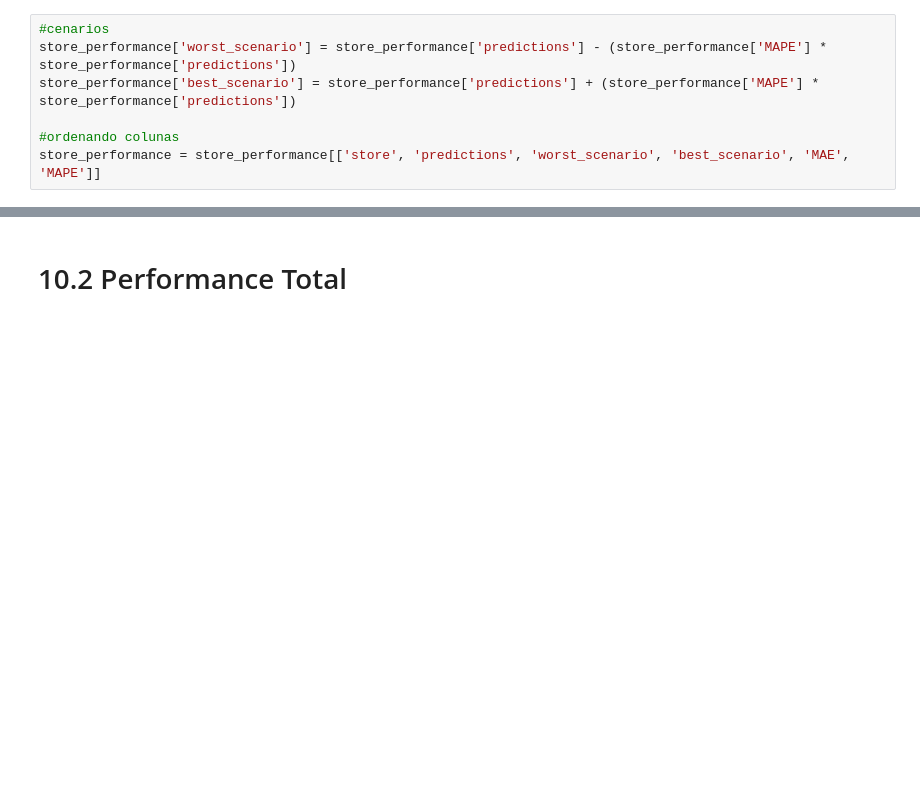
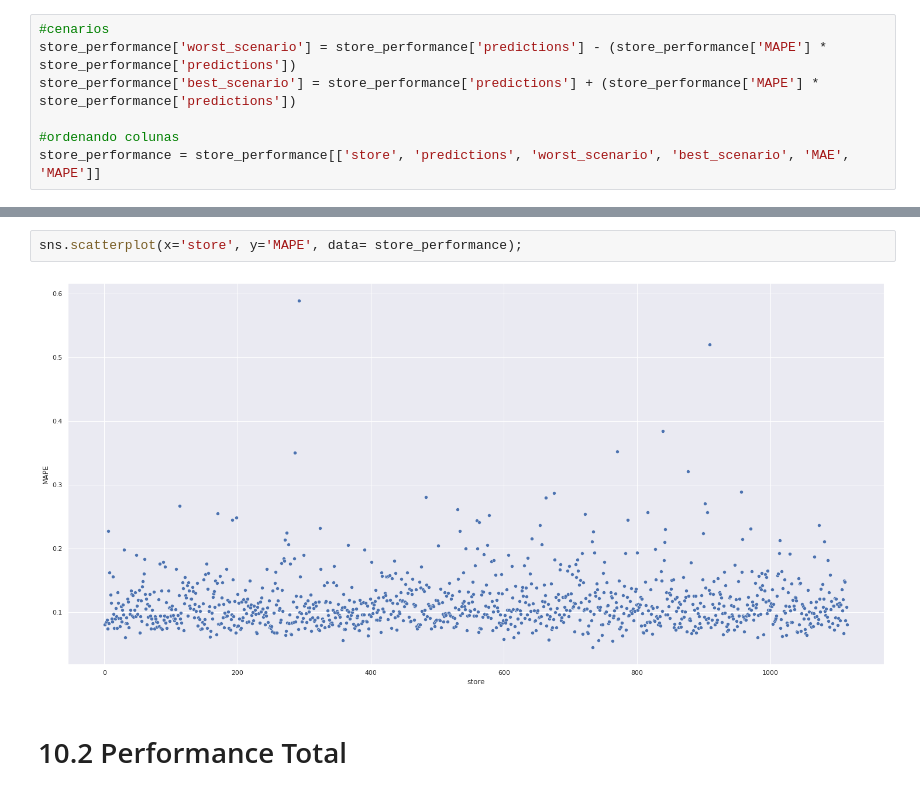
Before and after one commit to giovaneMiranda/rossmann_predicao_vendas, a Jupyter notebook: notebook/1.0-exploracao-dados-inicial.ipynb, the cells around one changed output, grey strips where cells are left out. Saved outputs shown, nothing was run; the diff lists cells and outputs as text; blank space fills up the shorter version.

```diff
--- a/notebook/1.0-exploracao-dados-inicial.ipynb
+++ b/notebook/1.0-exploracao-dados-inicial.ipynb
@@ -1433,3 +1433,7 @@ store_performance
 1115 rows × 6 columns
+# %%
+sns.scatterplot(x='store', y='MAPE', data= store_performance);
+# %% [output]
+[figure, added]
 # %% [markdown]
 # 10.2 Performance Total
```
Also changed, not shown: parts of 5 cells of this notebook.
